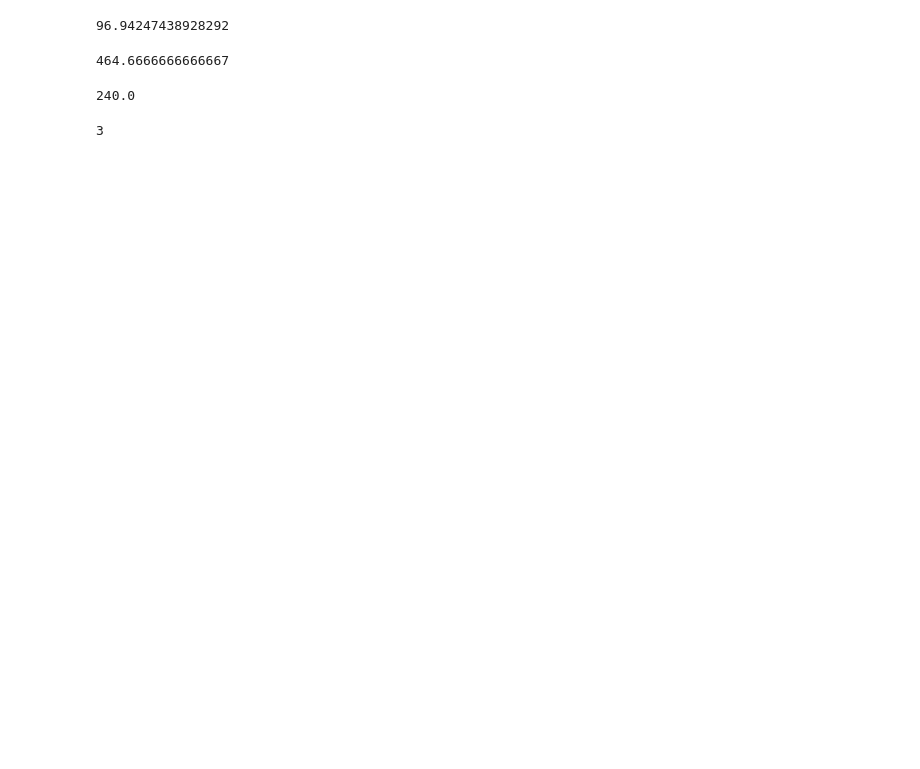
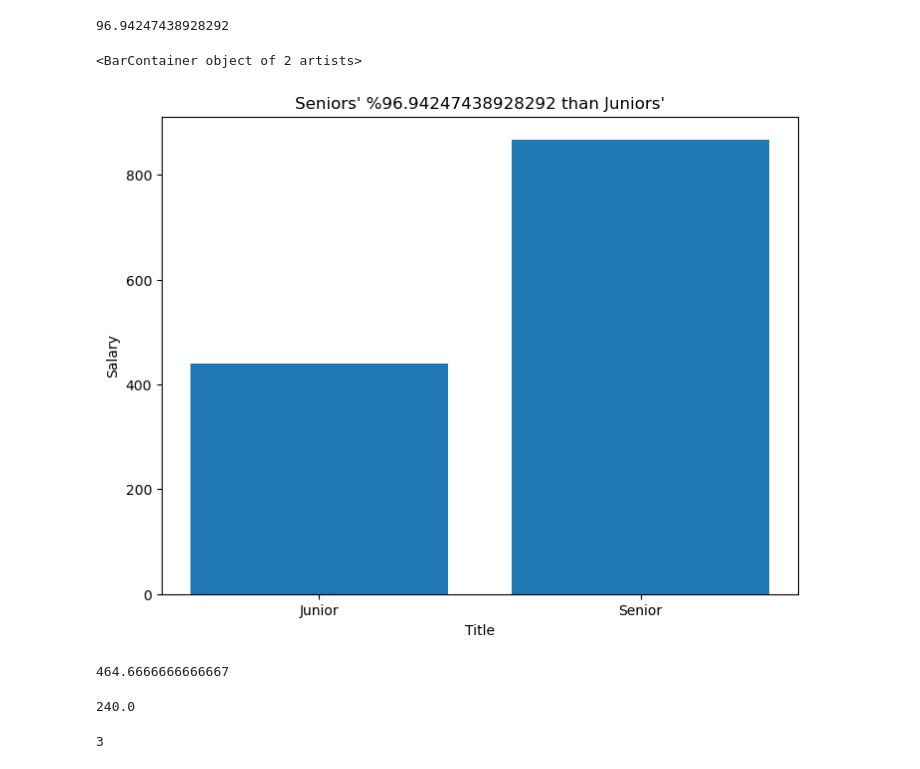
Before and after one commit to vecihhammouri/salary-analysis-example, a Jupyter notebook: salary_analysis.ipynb, the cells around one changed output. Drawn from its saved outputs; the diff is of its cells as text; code cells hidden in the pictures; blank space fills up the shorter version.

```diff
--- a/salary_analysis.ipynb
+++ b/salary_analysis.ipynb
@@ -64,6 +73,21 @@ avg_salary_by_title
 ((dataFrame[dataFrame["Title"]=="Senior"]["Salary"].mean()) / (dataFrame[dataFrame["Title"]=="Junior"]["Salary"].mean())-1)*100
 # %% [output]
 96.94247438928292
+# %%
+titles = ["Junior","Senior"]
+avg_salaries = np.array([dataFrame[dataFrame["Title"]=="Junior"]["Salary"].mean(),dataFrame[dataFrame["Title"]=="Senior"]["Salary"].mean()])
+dataFrame[dataFrame["Title"]=="Senior"]["Salary"].mean()
+fig_senior_junior = plt.figure()
+senior_junior_axes = fig_senior_junior.add_axes([0,0,1,1])
+senior_junior_axes.set_xlabel("Title")
+senior_junior_axes.set_ylabel("Salary")
+result_number = ((dataFrame[dataFrame["Title"]=="Senior"]["Salary"].mean()) / (dataFrame[dataFrame["Title"]=="Junior"]["Salary"].mean())-1)*100
+graph_title = f"Seniors' %{result_number} than Juniors'"
+senior_junior_axes.set_title(graph_title)
+senior_junior_axes.bar(titles,avg_salaries)
+# %% [output]
+<BarContainer object of 2 artists>
+[figure, added]
 # %%
 #6) How much higher is the average salary of a senior person in the software development department compared to a junior person?
 # %%
```
Also changed, not shown: parts of 4 cells of this notebook.
